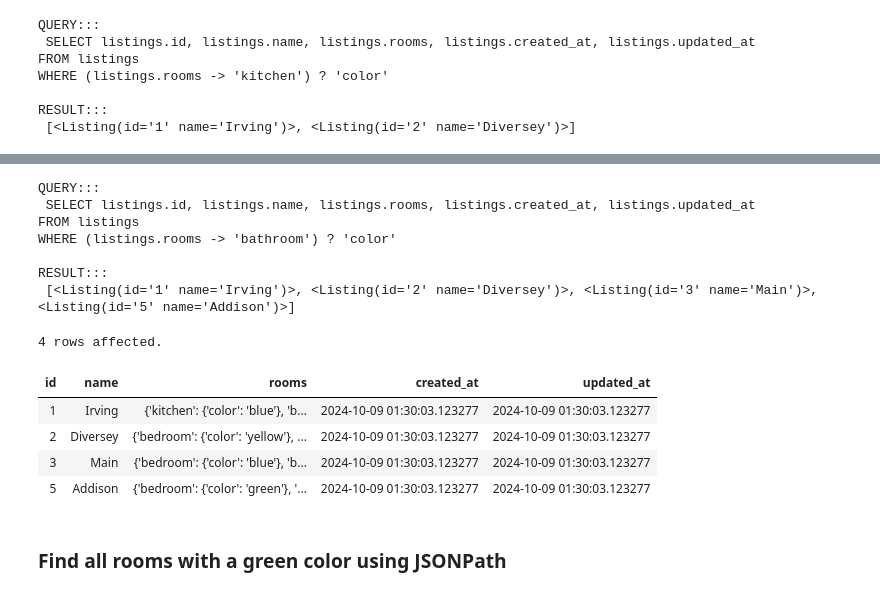
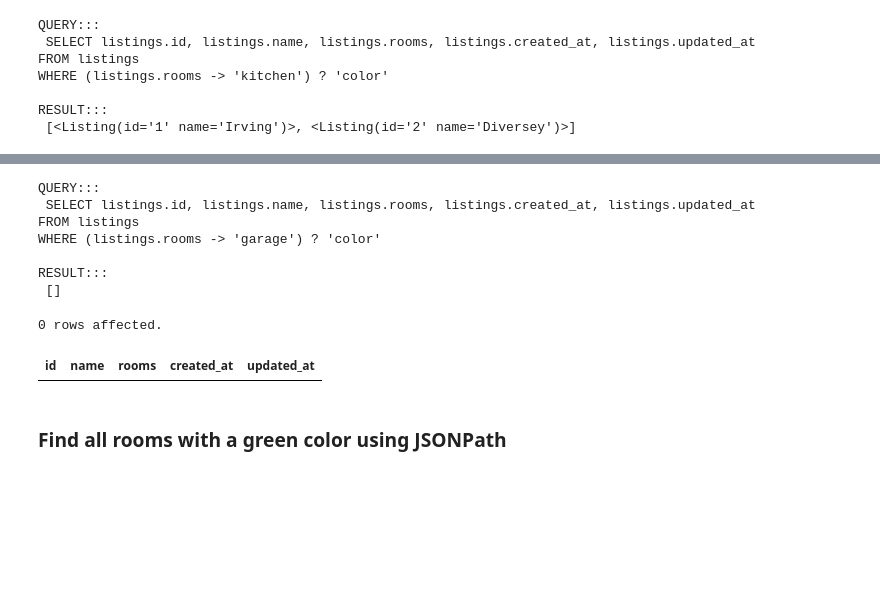
Before and after one commit to JoeJasinski/chipy-postgres-sqlalchemy-demo, a Jupyter notebook: work/demo.ipynb, the cells around one changed output, grey strips where cells are left out. Cells and saved outputs as stored; diff of their text form; code cells hidden in the pictures; blank space fills up the shorter version.

```diff
--- a/work/demo.ipynb
+++ b/work/demo.ipynb
@@ -401,28 +404,24 @@ WHERE (listings.rooms -> 'kitchen') ? 'color'
 # %%
 query = select(Listing).filter(
-    Listing.rooms.op('->')('bathroom').op('?')('color'))
+    Listing.rooms.op('->')('garage').op('?')('color'))
 
 _ = run_query(engine, query)
 # %% [output]
 QUERY:::
  SELECT listings.id, listings.name, listings.rooms, listings.created_at, listings.updated_at
 FROM listings
-WHERE (listings.rooms -> 'bathroom') ? 'color'
+WHERE (listings.rooms -> 'garage') ? 'color'
 
 RESULT:::
- [<Listing(id='1' name='Irving')>, <Listing(id='2' name='Diversey')>, <Listing(id='3' name='Main')>, <Listing(id='5' name='Addison')>]
+ []
 # %%
 %%sql $DB_URL
 SELECT listings.id, listings.name, listings.rooms, listings.created_at, listings.updated_at
 FROM listings
-WHERE (listings.rooms -> 'bathroom') ? 'color'
+WHERE (listings.rooms -> 'garage') ? 'color'
 # %% [output]
-4 rows affected.
+0 rows affected.
 | id | name | rooms | created_at | updated_at |
-| 1 | Irving | {'kitchen': {'color': 'blue'}, 'b... | 2024-10-09 01:30:03.123277 | 2024-10-09 01:30:03.123277 |
-| 2 | Diversey | {'bedroom': {'color': 'yellow'}, ... | 2024-10-09 01:30:03.123277 | 2024-10-09 01:30:03.123277 |
-| 3 | Main | {'bedroom': {'color': 'blue'}, 'b... | 2024-10-09 01:30:03.123277 | 2024-10-09 01:30:03.123277 |
-| 5 | Addison | {'bedroom': {'color': 'green'}, '... | 2024-10-09 01:30:03.123277 | 2024-10-09 01:30:03.123277 |
 # %% [markdown]
 ### Find all rooms with a green color using JSONPath
 # %%
```
Also changed, not shown: parts of 15 cells of this notebook, 1 other file.
